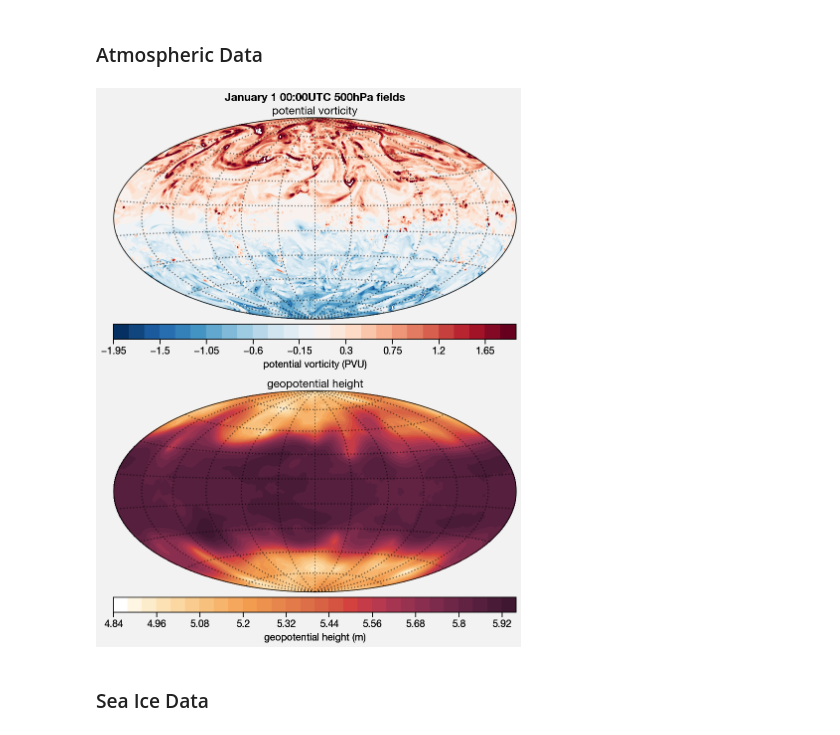
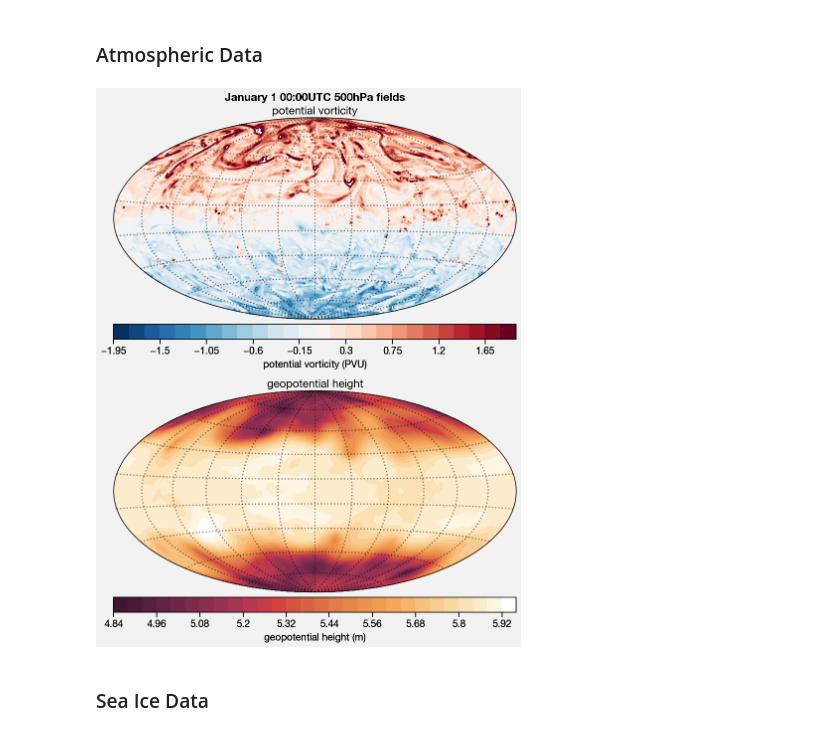
Before and after one commit to bradyrx/climate_in_color, a Jupyter notebook: notebooks/build_your_own_colormaps.ipynb, the cells around one changed output. Drawn from its saved outputs; the diff is of its cells as text; code cells hidden in the pictures.

```diff
--- a/notebooks/build_your_own_colormaps.ipynb
+++ b/notebooks/build_your_own_colormaps.ipynb
@@ -153,24 +138,24 @@ ax.format(land=True, title='Sea Surface Temperature Climatology')
 # %%
 import proplot as plot
 import xarray as xr
 
 data = xr.open_dataset('../data/ERA5.500mb.2018-01-01.nc')
 vor = data['pv'].isel(time=0)*1e6
 vor.attrs.update({'units':'PVU', 'long_name':'potential vorticity'})
 geo = data['z'].isel(time=0)/1e3/9.81
 geo.attrs.update({'units':'m', 'long_name':'geopotential height'})
 
 # Your colormap here!
 cmap1 = 'BuRd'
-cmap2 = 'Fire'
+cmap2 = 'Fire_r'
 
 N = 30
 f, axs = plot.subplots(nrows=2, proj='hammer', axwidth=4.5)
 axs[0].contourf(vor, vmin=-2, vmax=2, cmap=cmap1, N=N, colorbar='b')
 axs[1].contourf(geo, cmap=cmap2, N=N, colorbar='b')
 axs.format(suptitle='January 1 00:00UTC 500hPa fields')
 # %% [output]
-[figure, old version]
+[figure, new version]
 # %% [markdown]
 ### Sea Ice Data
 # %%
```
Also changed, not shown: parts of 3 cells of this notebook.
